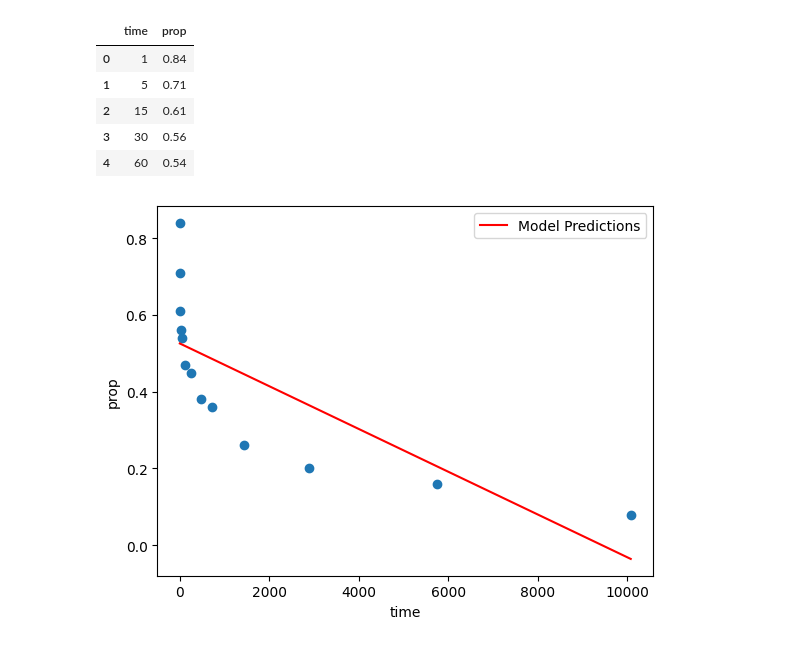
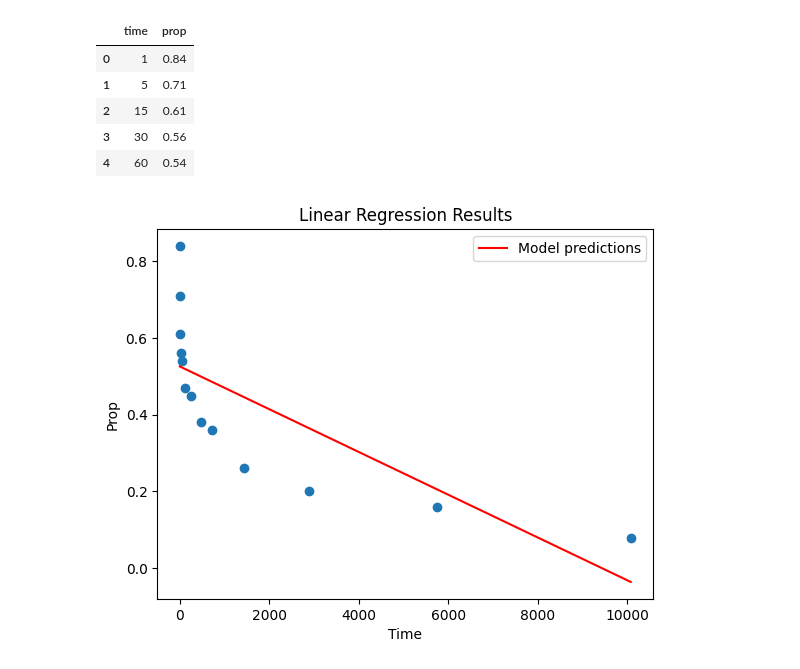
Before and after one commit to crdcamp/ml-learning-linear-regression-feature-engineering, a Jupyter notebook: 3_transformations_and_interactions.ipynb, the cells around one changed output. Drawn from its saved outputs; the diff is of its cells as text; code cells hidden in the pictures.

```diff
--- a/3_transformations_and_interactions.ipynb
+++ b/3_transformations_and_interactions.ipynb
@@ -54,12 +55,13 @@ X = word_recall[['time']]
 y = word_recall[['prop']]
 
 model = LinearRegression().fit(X, y)
-pred = model.predict(X)
+y_hat = model.predict(X)
 # %%
 plt.scatter(X, y)
-plt.plot(X, pred, color='red', label='Model Predictions')
-plt.xlabel('time')
-plt.ylabel('prop')
+plt.plot(X, y_hat, color='red', label='Model predictions')
+plt.xlabel('Time')
+plt.ylabel('Prop')
+plt.title('Linear Regression Results')
 plt.legend();
 # %% [output]
-[figure, old version]
+[figure, new version]
```
Also changed, not shown: parts of 3 cells of this notebook.
